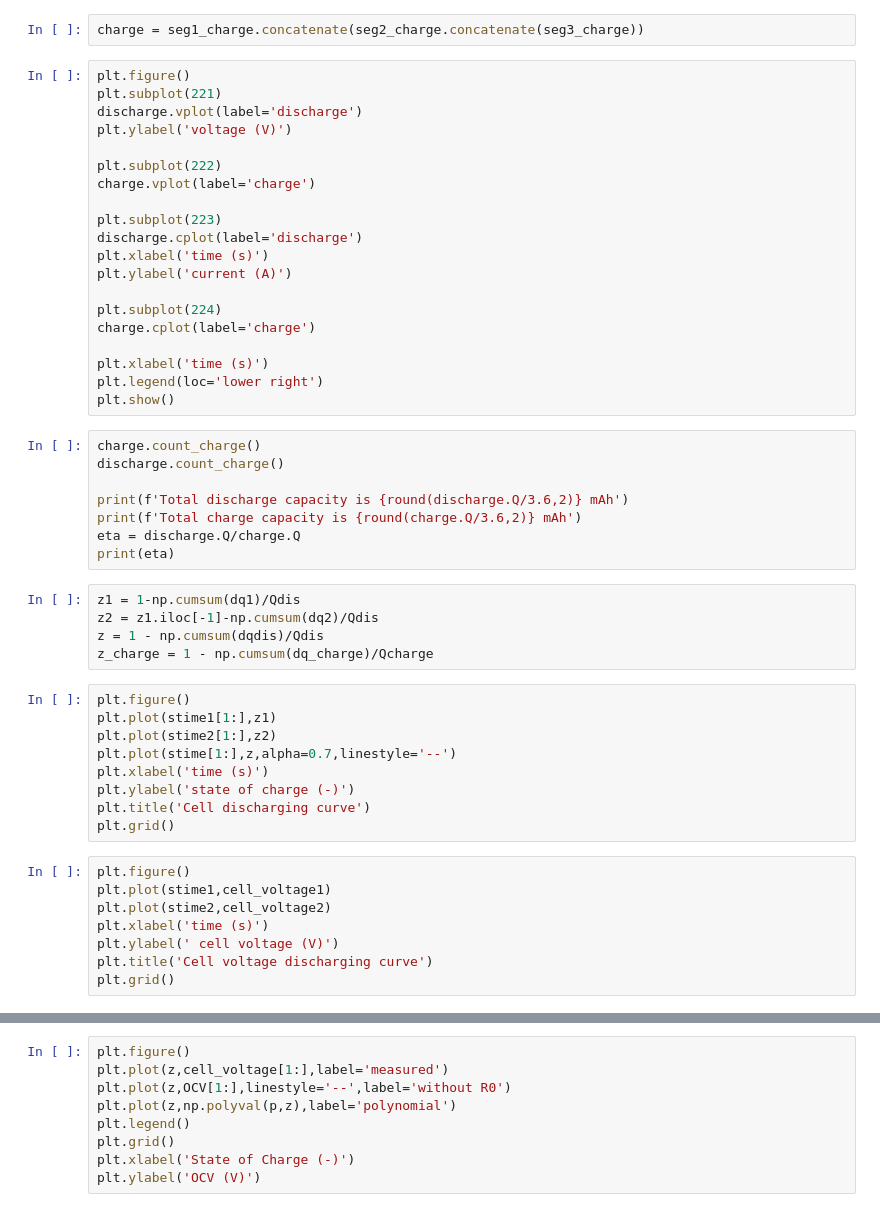
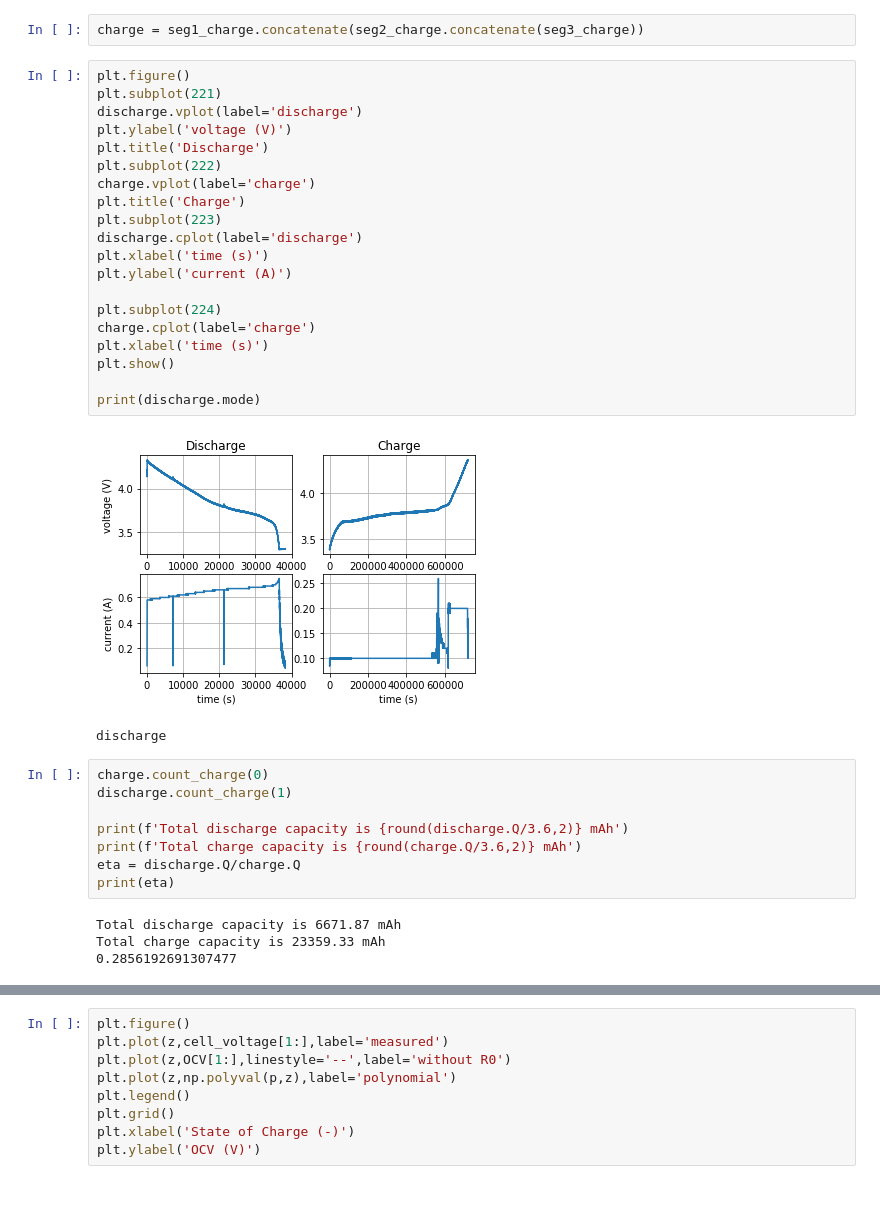
Before and after one commit to lucasschn/LogAnalysis, a Jupyter notebook: Battery/Static parameters estimation.ipynb, the cells around one changed output, grey strips where cells are left out. Drawn from its saved outputs; the diff is of its cells as text.

Commit message:
added new OCV curve obtained from charging experiment.

```diff
--- a/Battery/Static parameters estimation.ipynb
+++ b/Battery/Static parameters estimation.ipynb
@@ -66,50 +87,35 @@ charge = seg1_charge.concatenate(seg2_charge.concatenate(seg3_charge))
 # %%
 plt.figure()
 plt.subplot(221)
 discharge.vplot(label='discharge')
 plt.ylabel('voltage (V)')
-
+plt.title('Discharge')
 plt.subplot(222)
 charge.vplot(label='charge')
-
+plt.title('Charge')
 plt.subplot(223)
 discharge.cplot(label='discharge')
 plt.xlabel('time (s)')
 plt.ylabel('current (A)')
 
 plt.subplot(224)
 charge.cplot(label='charge')
+plt.xlabel('time (s)')
+plt.show()
 
-plt.xlabel('time (s)')
-plt.legend(loc='lower right')
-plt.show()
+print(discharge.mode)
+# %% [output]
+[figure, added]
+discharge
 # %%
-charge.count_charge()
-discharge.count_charge()
+charge.count_charge(0)
+discharge.count_charge(1)
 
 print(f'Total discharge capacity is {round(discharge.Q/3.6,2)} mAh')
 print(f'Total charge capacity is {round(charge.Q/3.6,2)} mAh')
 eta = discharge.Q/charge.Q
 print(eta)
+# %% [output]
+Total discharge capacity is 6671.87 mAh
+Total charge capacity is 23359.33 mAh
+0.2856192691307477
-# %%
-z1 = 1-np.cumsum(dq1)/Qdis
-z2 = z1.iloc[-1]-np.cumsum(dq2)/Qdis
-z = 1 - np.cumsum(dqdis)/Qdis
-z_charge = 1 - np.cumsum(dq_charge)/Qcharge
-# %%
-plt.figure()
-plt.plot(stime1[1:],z1)
-plt.plot(stime2[1:],z2)
-plt.plot(stime[1:],z,alpha=0.7,linestyle='--')
-plt.xlabel('time (s)')
-plt.ylabel('state of charge (-)')
-plt.title('Cell discharging curve')
-plt.grid()
-# %%
-plt.figure()
-plt.plot(stime1,cell_voltage1)
-plt.plot(stime2,cell_voltage2)
-plt.xlabel('time (s)')
-plt.ylabel(' cell voltage (V)')
-plt.title('Cell voltage discharging curve')
-plt.grid()
```
Also changed, not shown: parts of 11 cells of this notebook, 1 other file.
